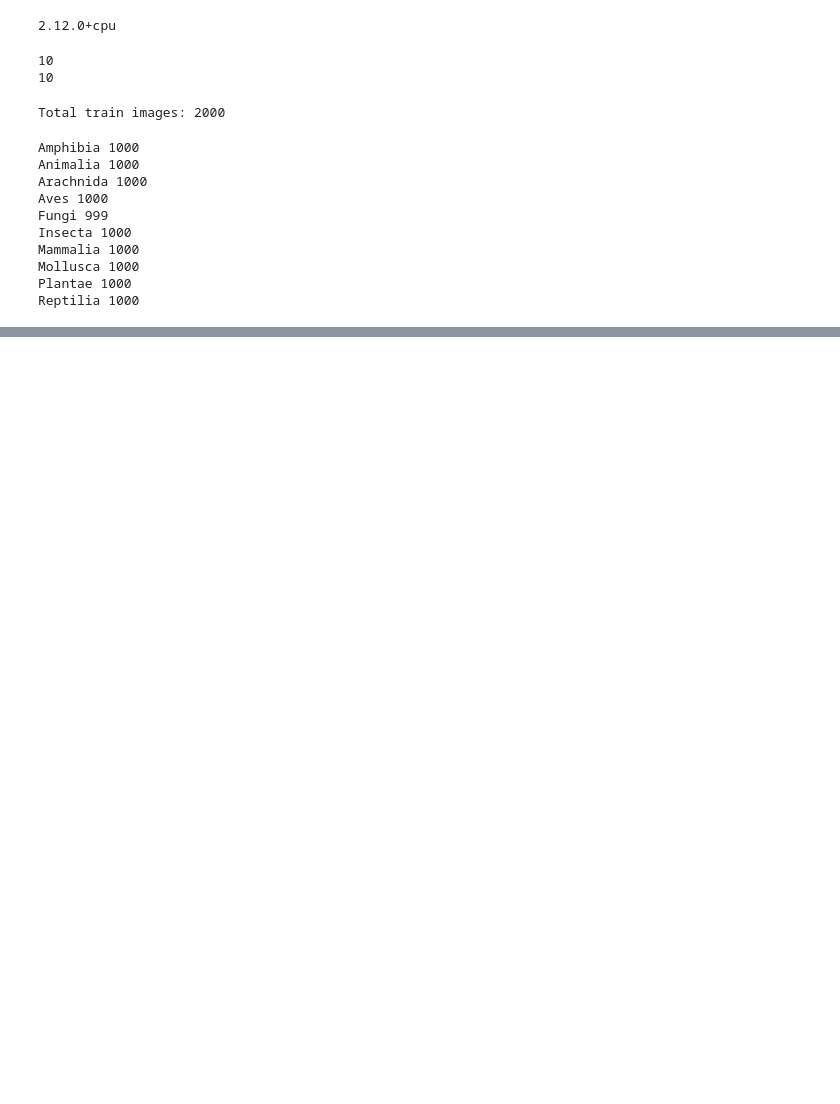
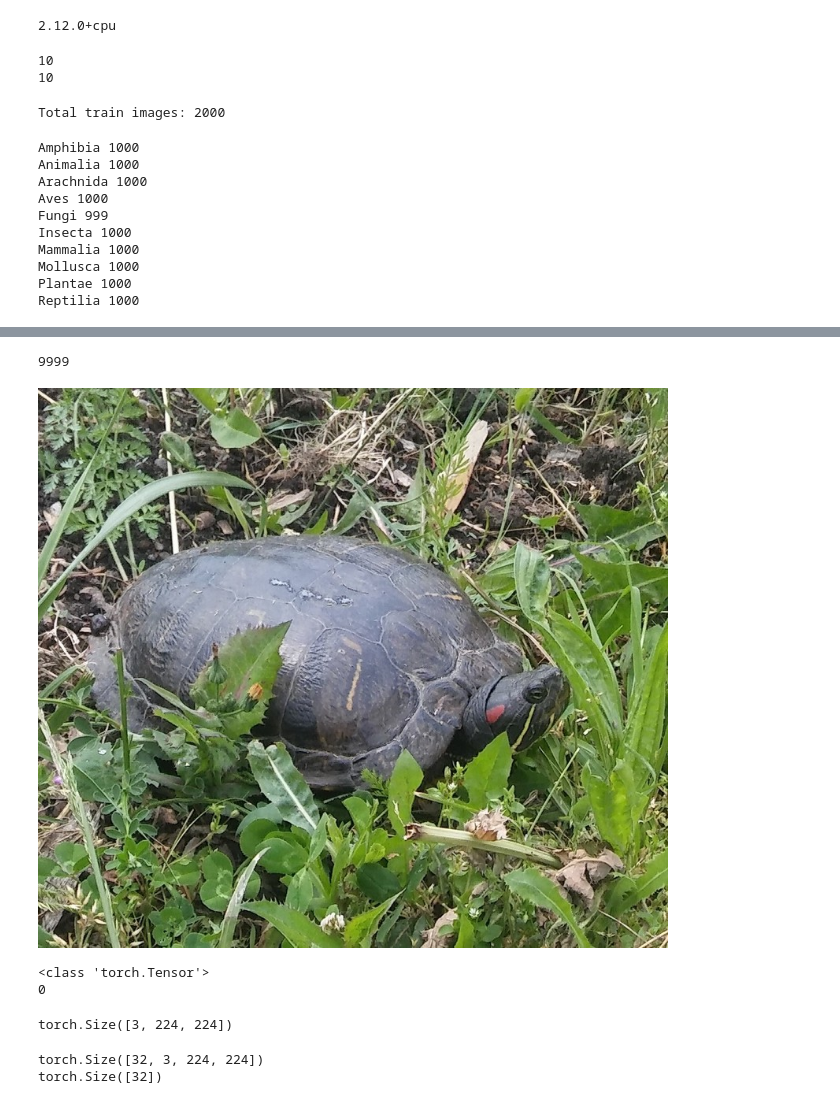
Before and after one commit to BVedhashreyan/inaturalist-cnn-classifier, a Jupyter notebook: notebooks/experiment.ipynb, the cells around one changed output, grey strips where cells are left out. Cells and saved outputs as stored; diff of their text form; code cells hidden in the pictures; blank space fills up the shorter version.

```diff
--- a/notebooks/experiment.ipynb
+++ b/notebooks/experiment.ipynb
@@ -78,0 +109,10 @@ plt.show()
+# %%
+# creating class to index
+
+classes = sorted(os.listdir(train_path))
+
+cls_to_idx = {}
+for idx, cls in enumerate(classes):
+    cls_to_idx[cls] = idx
+
+cls_to_idx
@@ -78,0 +130,21 @@ plt.show()
+# %%
+# creating samples - tuple of image path and class index
+
+samples = []
+
+for root, dirs, files in os.walk(train_path):
+    for file in files:
+        if file.endswith(image_extensions):
+
+            cls_name = os.path.basename(root)
+            cls_idx = cls_to_idx[cls_name]
+            samples.append((os.path.join(root,file), cls_idx))
+
+len(samples)
+# %% [output]
+9999
+# %%
+path, label = samples[9020]
+Image.open(path)
+# %% [output]
+[figure, added]
@@ -78,0 +165,10 @@ plt.show()
+# %%
+img, label = get_item(0)
+
+print(type(img))
+print(label)
+img.shape
+# %% [output]
+<class 'torch.Tensor'>
+0
+torch.Size([3, 224, 224])
@@ -78,0 +217,8 @@ plt.show()
+# %%
+images, labels = next(iter(train_loader))
+
+print(images.shape)
+print(labels.shape)
+# %% [output]
+torch.Size([32, 3, 224, 224])
+torch.Size([32])
```
Also changed, not shown: parts of 8 cells of this notebook, 2 other files.
